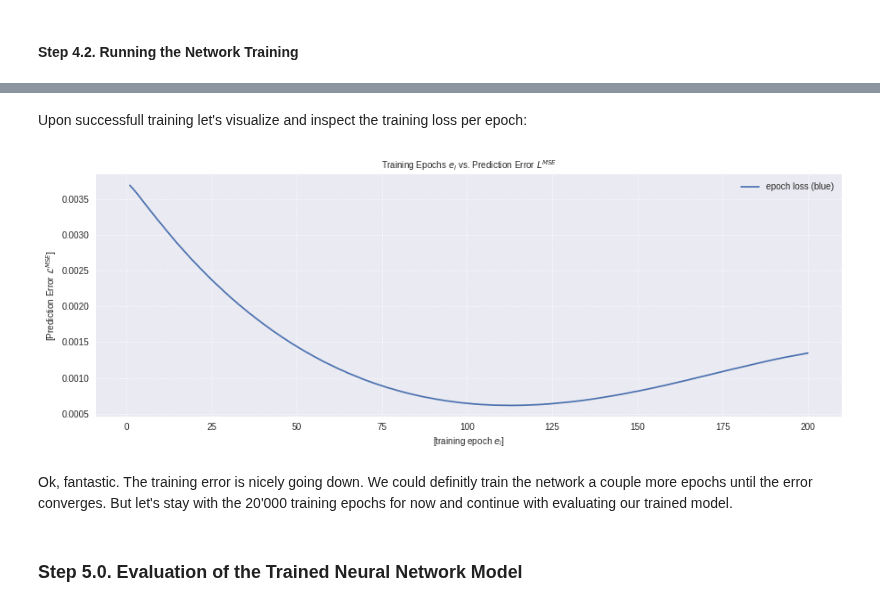
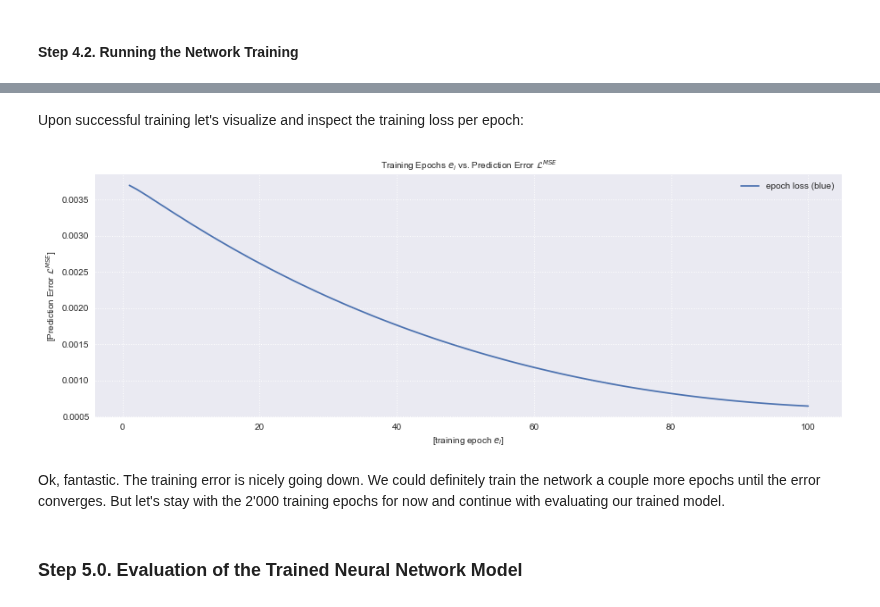
Before and after one commit to GitiHubi/CFDS, a Jupyter notebook: lab_07/cfds_colab_07_gpu.ipynb, the cells around one changed output, grey strips where cells are left out. Cells and saved outputs as stored; diff of their text form; code cells hidden in the pictures.

```diff
--- a/lab_07/cfds_colab_07_gpu.ipynb
+++ b/lab_07/cfds_colab_07_gpu.ipynb
@@ -303,5 +301,5 @@ split_row = int(stock_sequence_data.shape[0] * split_fraction)
 # %% [markdown]
 Split obtained return sequences into training (in-sample) sequences $s^{i}_{train}$ and validation (out-of-sample) sequences $s^{i}_{valid}$:
 # %%
-train_sequences = stock_sequence_data[:split_row,]
-valid_sequences = stock_sequence_data[split_row:,]
+train_sequences = stock_sequence_data[:split_row, :]
+valid_sequences = stock_sequence_data[split_row:, :]
@@ -307,0 +308,23 @@ valid_sequences = stock_sequence_data[split_row:,]
+# %%
+plt.rcParams['figure.figsize'] = [15, 5]
+fig = plt.figure()
+ax = fig.add_subplot(111)
+
+# plot daily stock returns
+ax.plot(stock_data.index[:split_row,], train_sequences[:,0], c='C0', label='train')
+ax.plot(stock_data.index[split_row+6:,], valid_sequences[:,0], c='C1', label='valid')
+
+# rotate x-labels 45 degree angle
+for tick in ax.get_xticklabels():
+    tick.set_rotation(45)
+
+# set axis labels and limits
+ax.set_xlabel('[time]', fontsize=10)
+ax.set_xlim([pd.to_datetime('01-01-2000'), pd.to_datetime('31-12-2017')])
+ax.set_ylabel('[daily stock returns]', fontsize=10)
+
+# set plot legend
+plt.legend(loc="lower right", numpoints=1, fancybox=True)
+
+# set plot title
+plt.title('International Business Machines (IBM) - Daily Historical Stock Returns', fontsize=10)
@@ -518,5 +543,5 @@ Let's now start to learn a model by training the NN for `20'000 epochs` in `mini
 # %%
 # specify the training parameters
-num_epochs = 200 # number of training epochs
+num_epochs = 100 # number of training epochs
 mini_batch_size = 128 # size of the mini-batches
 # %% [markdown]
@@ -524,5 +549,5 @@ Furthermore, lets specifiy and instantiate a corresponding pytorch data loader t
 # %%
-lstm_dataloader = dataloader.DataLoader(train_dataset, batch_size=mini_batch_size, shuffle=True, num_workers=0)
+dataloader = dataloader.DataLoader(train_dataset, batch_size=mini_batch_size, shuffle=False, num_workers=0)
 # %% [markdown]
 #### Step 4.2. Running the Network Training
 # %% [markdown]
@@ -629,29 +655,29 @@ for epoch in range(0, num_epochs):
 # %% [markdown]
-Upon successfull training let's visualize and inspect the training loss per epoch:
+Upon successful training let's visualize and inspect the training loss per epoch:
 # %%
 # prepare plot
 fig = plt.figure()
 ax = fig.add_subplot(111)
 
 # add grid
 ax.grid(linestyle='dotted')
 
 # plot the training epochs vs. the epochs' prediction error
 ax.plot(np.array(range(1, len(train_epoch_losses)+1)), train_epoch_losses, label='epoch loss (blue)')
 
 # add axis legends
 ax.set_xlabel("[training epoch $e_i$]", fontsize=10)
 ax.set_ylabel("[Prediction Error $\mathcal{L}^{MSE}$]", fontsize=10)
 
 # set plot legend
 plt.legend(loc="upper right", numpoints=1, fancybox=True)
 
 # add plot title
-plt.title('Training Epochs $e_i$ vs. Prediction Error $L^{MSE}$', fontsize=10);
+plt.title('Training Epochs $e_i$ vs. Prediction Error $\mathcal{L}^{MSE}$', fontsize=10);
 # %% [output]
-[figure, old version]
+[figure, new version]
 # %% [markdown]
-Ok, fantastic. The training error is nicely going down. We could definitly train the network a couple more epochs until the error converges. But let's stay with the 20'000 training epochs for now and continue with evaluating our trained model.
+Ok, fantastic. The training error is nicely going down. We could definitely train the network a couple more epochs until the error converges. But let's stay with the 2'000 training epochs for now and continue with evaluating our trained model.
 # %% [markdown]
 ### Step 5.0. Evaluation of the Trained Neural Network Model
 # %% [markdown]
```
Also changed, not shown: parts of 104 cells of this notebook.
